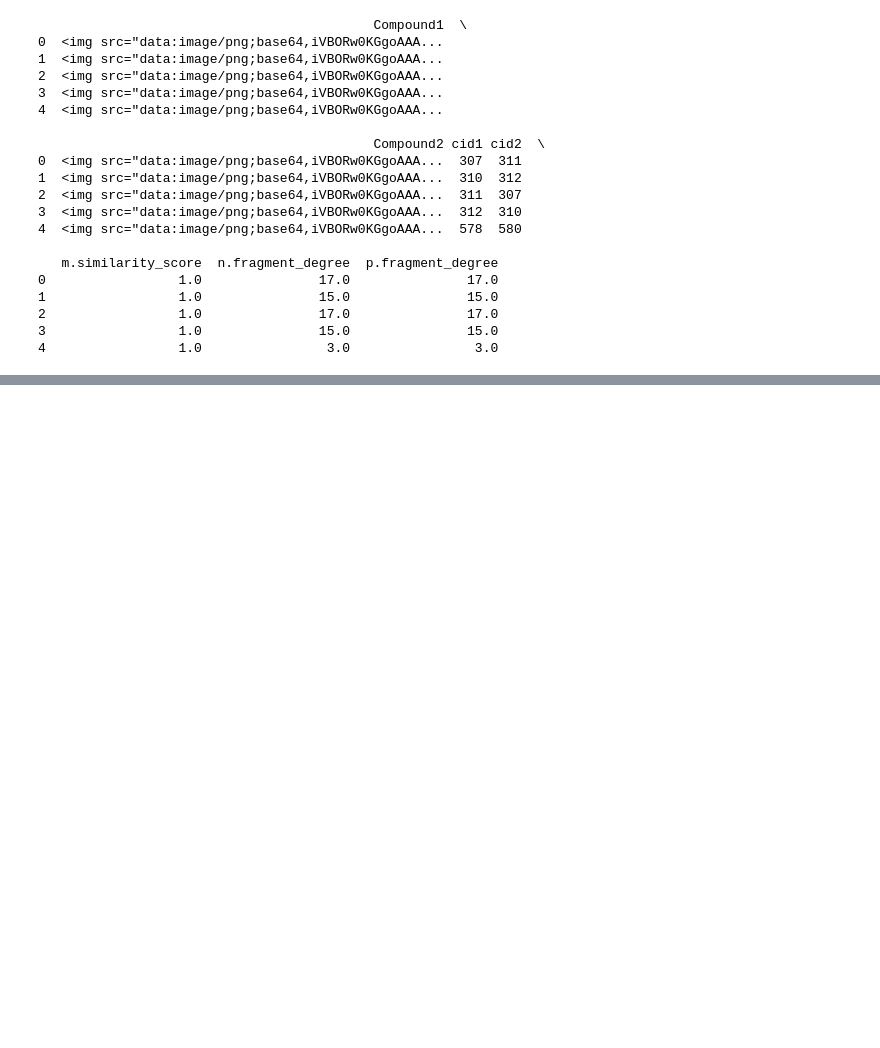
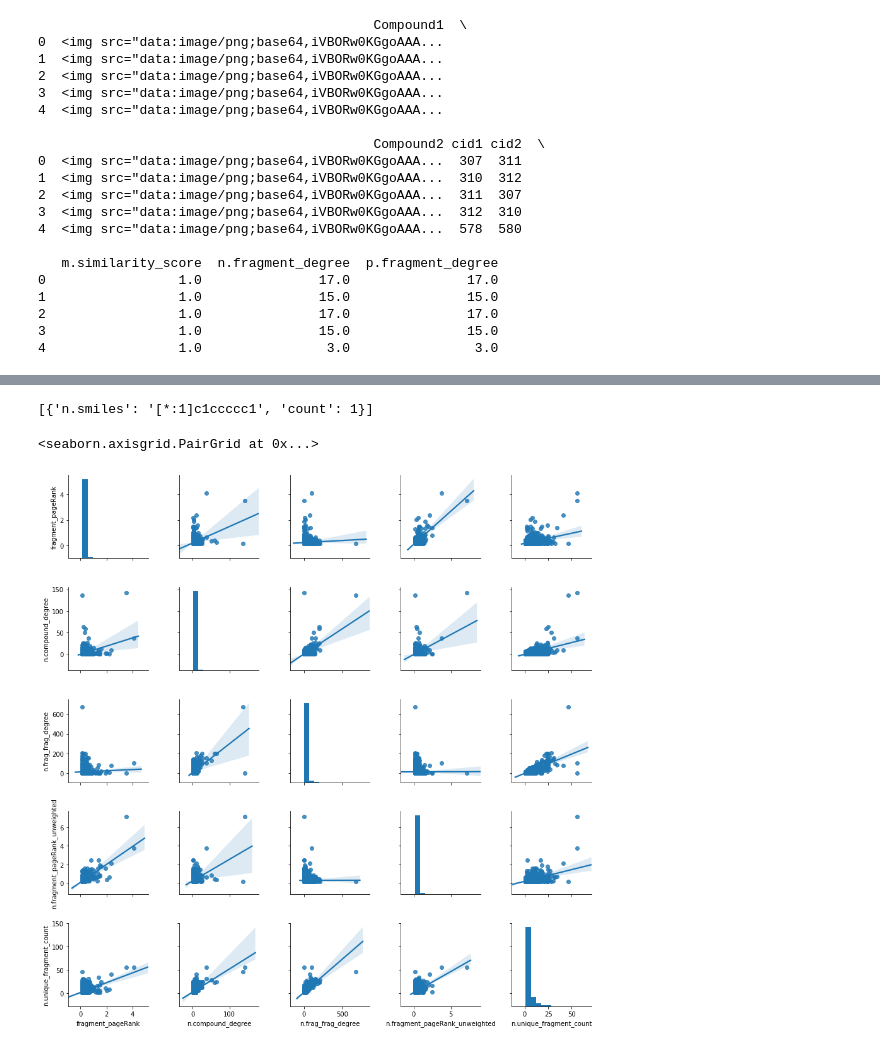
Before and after one commit to bramble50/mmp_kg, a Jupyter notebook: notebooks/Untitled.ipynb, the cells around one changed output, grey strips where cells are left out. Saved outputs shown, nothing was run; the diff lists cells and outputs as text; code cells hidden in the pictures; blank space fills up the shorter version.

```diff
--- a/notebooks/Untitled.ipynb
+++ b/notebooks/Untitled.ipynb
@@ -226,0 +300,5 @@ data = graph_1.run("""
+# %%
+data = graph_1.run("""
+                CALL gds.alpha.degree.write('fragsimgraph_c',{writeProperty: 'compound_degree'})
+                YIELD nodes, writeProperty
+                """).data()
@@ -226,0 +307,12 @@ data = graph_1.run("""
+# %%
+data = graph_1.run("""
+                CALL gds.alpha.degree.stream('fraggraph_2')
+                YIELD nodeId, score
+                RETURN gds.util.asNode(nodeId).smiles AS Fragment1, gds.util.asNode(nodeId).fragmentid as FID, score AS degree
+                ORDER BY degree DESC
+                """).data()
+# %%
+data = graph_1.run("""
+                CALL gds.alpha.degree.write('fraggraph_2',{writeProperty: 'frag_frag_degree'})
+                YIELD nodes, writeProperty
+                """).data()
@@ -278,7 +379,8 @@ data = graph_1.run("""
 data = graph_1.run("""
                 MATCH (n:Fragment)
                 WHERE EXISTS(n.fragment_pageRank)
-                RETURN n.smiles, n.fragment_pageRank, n.fragment_pageRank_unweighted
+                RETURN n.smiles as smiles, n.fragment_pageRank as fragment_pageRank, n.fragment_pageRank_unweighted, n.compound_degree, n.frag_frag_degree,
+                       n.unique_fragment_count
                 ORDER by n.fragment_pageRank DESC
                 """).data()
 # %%
@@ -306,0 +409,4 @@ df
+# %%
+data
+# %% [output]
+[{'n.smiles': '[*:1]c1ccccc1', 'count': 1}]
@@ -306,0 +421,5 @@ df
+# %%
+sns.pairplot(df, kind="reg")
+# %% [output]
+<seaborn.axisgrid.PairGrid at 0x...>
+[figure, added]
```
Also changed, not shown: parts of 24 cells of this notebook, 2 other files.
